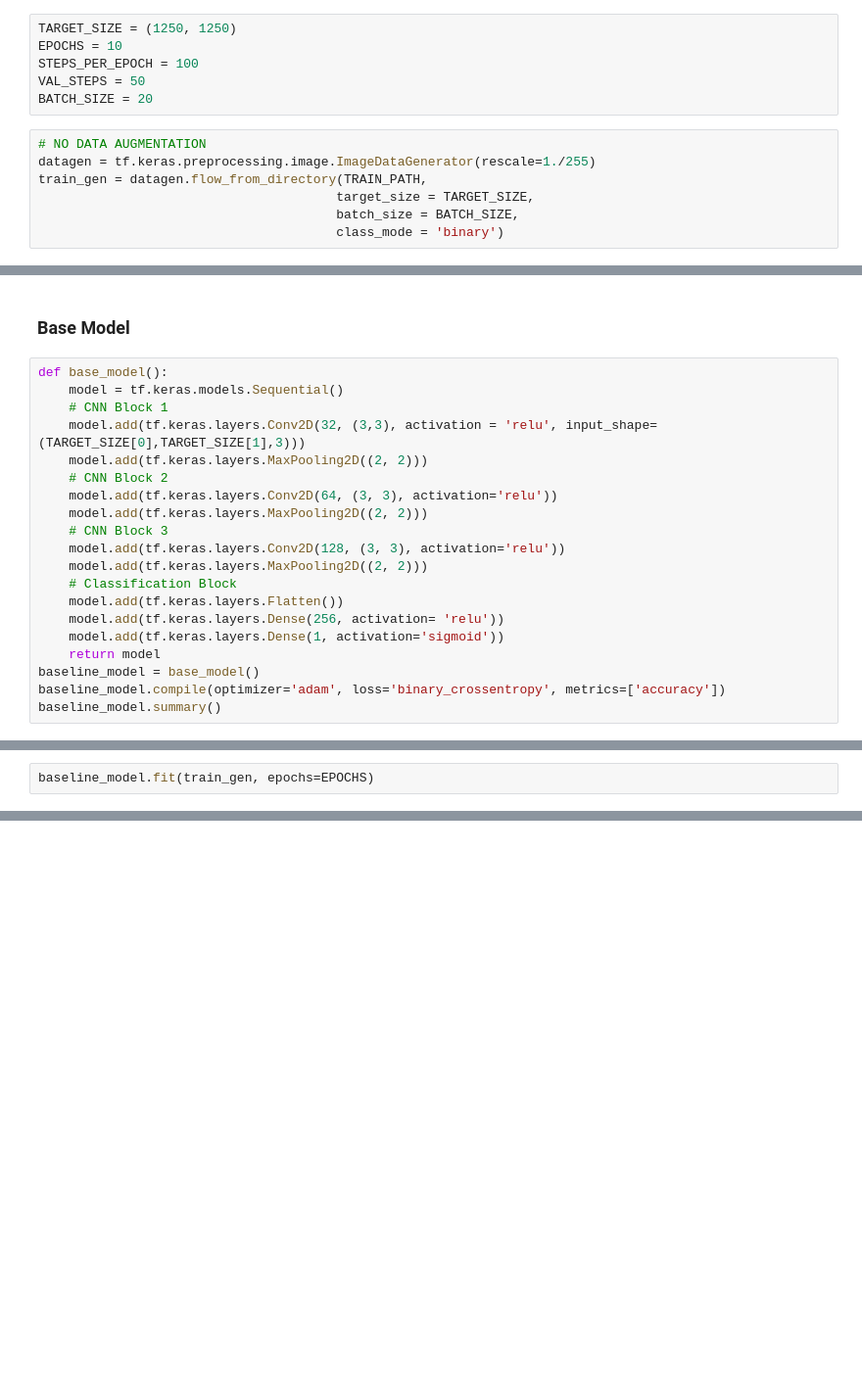
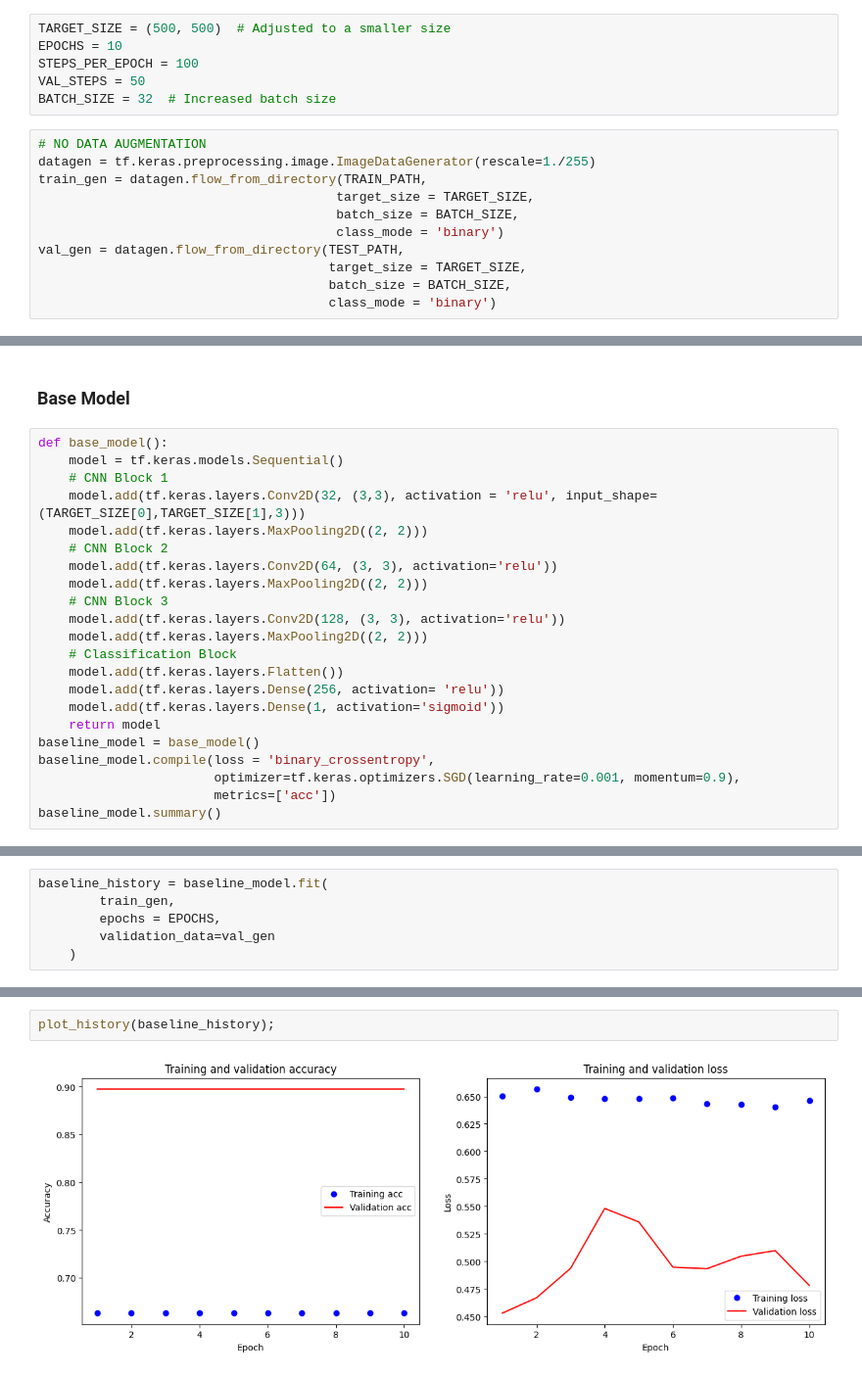
Before and after one commit to schneialexan/deep-learning, a Jupyter notebook: Hausaufgaben/Blatt 5/HA05.ipynb, the cells around one changed output, grey strips where cells are left out. Shown at 98% size. Saved outputs shown, nothing was run; the diff lists cells and outputs as text; blank space fills up the shorter version.

Commit message:
changed data generator

```diff
--- a/Hausaufgaben/Blatt 5/HA05.ipynb
+++ b/Hausaufgaben/Blatt 5/HA05.ipynb
@@ -32,11 +49,11 @@ TRAIN_PATH_Y = TRAIN_PATH + "y/"
 # %% [markdown]
 ### Data Generation
 # %%
-TARGET_SIZE = (1250, 1250)
+TARGET_SIZE = (500, 500)  # Adjusted to a smaller size
 EPOCHS = 10
 STEPS_PER_EPOCH = 100
 VAL_STEPS = 50
-BATCH_SIZE = 20
+BATCH_SIZE = 32  # Increased batch size
 # %%
 # NO DATA AUGMENTATION
 datagen = tf.keras.preprocessing.image.ImageDataGenerator(rescale=1./255)
@@ -44,4 +61,8 @@ train_gen = datagen.flow_from_directory(TRAIN_PATH,
                                        target_size = TARGET_SIZE,
                                        batch_size = BATCH_SIZE,
                                        class_mode = 'binary')
+val_gen = datagen.flow_from_directory(TEST_PATH,
+                                      target_size = TARGET_SIZE,
+                                      batch_size = BATCH_SIZE,
+                                      class_mode = 'binary')
 # %% [output]
@@ -66,6 +88,8 @@ def base_model():
     model.add(tf.keras.layers.Dense(1, activation='sigmoid'))
     return model
 baseline_model = base_model()
-baseline_model.compile(optimizer='adam', loss='binary_crossentropy', metrics=['accuracy'])
+baseline_model.compile(loss = 'binary_crossentropy',
+                       optimizer=tf.keras.optimizers.SGD(learning_rate=0.001, momentum=0.9),
+                       metrics=['acc'])
 baseline_model.summary()
 # %% [output]
@@ -90,4 +113,8 @@ _________________________________________________________________
 # %%
-baseline_model.fit(train_gen, epochs=EPOCHS)
+baseline_history = baseline_model.fit(
+        train_gen,
+        epochs = EPOCHS,
+        validation_data=val_gen
+    )
 # %% [output]
 Epoch 1/10
@@ -104,0 +144,4 @@ Epoch 1/10
+# %%
+plot_history(baseline_history);
+# %% [output]
+[figure, added]
```
Also changed, not shown: parts of 7 cells of this notebook.
